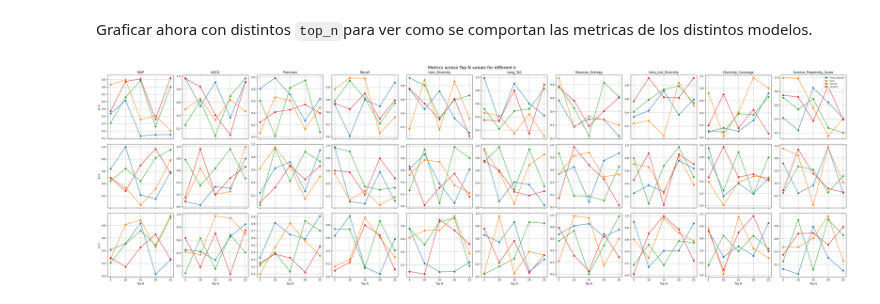
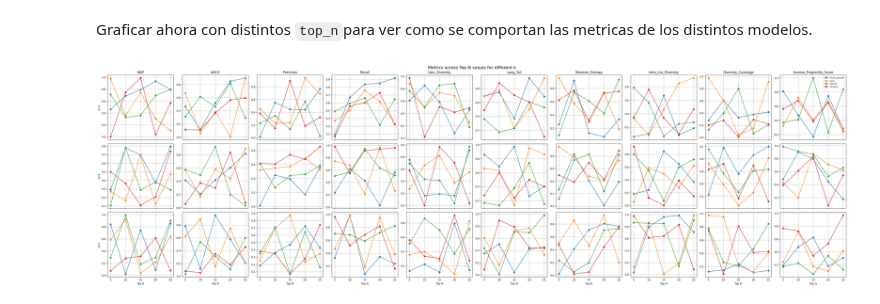
Before and after one commit to ferperezh/IIC3633_ProyectoMetricaDiversidad, a Jupyter notebook: musica/musica_metrica_diversidad.ipynb, the cells around one changed output. Drawn from its saved outputs; the diff is of its cells as text; code cells hidden in the pictures.

```diff
--- a/musica/musica_metrica_diversidad.ipynb
+++ b/musica/musica_metrica_diversidad.ipynb
@@ -1466,7 +1701,7 @@ DataFrame de resultados guardado en 'global_metrics_results.csv'
 Graficar ahora con distintos `top_n`para ver como se comportan las metricas de los distintos modelos.
 # %%
 # Actualización de los modelos
-models = ['most_popular', 'iknn', 'hybrid', 'random']
+models = ['most_popular', 'iknn', 'fastfm', 'deepfm', 'hybrid', 'random']
 metrics = ['MAP', 'nDCG', 'Precision', 'Recall', 'User_Diversity', 'Long_Tail', 'Shannon_Entropy',
            'Intra_List_Diversity', 'Diversity_Coverage', 'Inverse_Propensity_Score']
 top_n_list = [5, 10, 15, 20, 25]
@@ -1486,31 +1721,31 @@ df = pd.DataFrame(data, columns=columns)
 
 # Crear figura con filas como k y columnas como métricas
 fig, axes = plt.subplots(len(k_category_list), len(metrics), figsize=(40, 12), sharex=True, sharey=False)
 fig.suptitle("Metrics across Top N values for different k", fontsize=16)
 
 for i, k in enumerate(k_category_list):
     df_k = df[df['k'] == k]  # Filtrar por k
 
     for j, metric in enumerate(metrics):
         ax = axes[i, j]
         for model in models:
             df_model = df_k[df_k['model'] == model]
             ax.plot(df_model['top_n'], df_model[metric], label=model, marker='o')
 
         if i == 0:  # Títulos de las columnas (métricas)
             ax.set_title(metric)
 
         if j == 0:  # Etiquetas para cada fila (k)
             ax.set_ylabel(f"k={k}")
 
         ax.grid(True)
         if i == len(k_category_list) - 1:  # Etiqueta del eje X solo en la última fila
             ax.set_xlabel("Top N")
 
         if i == 0 and j == len(metrics) - 1:  # Solo una vez, agregar leyenda
             ax.legend(loc='upper right', fontsize=8)
 
 plt.tight_layout()
 plt.show()
 # %% [output]
-[figure, old version]
+[figure, new version]
```
Also changed, not shown: parts of 20 cells of this notebook.
